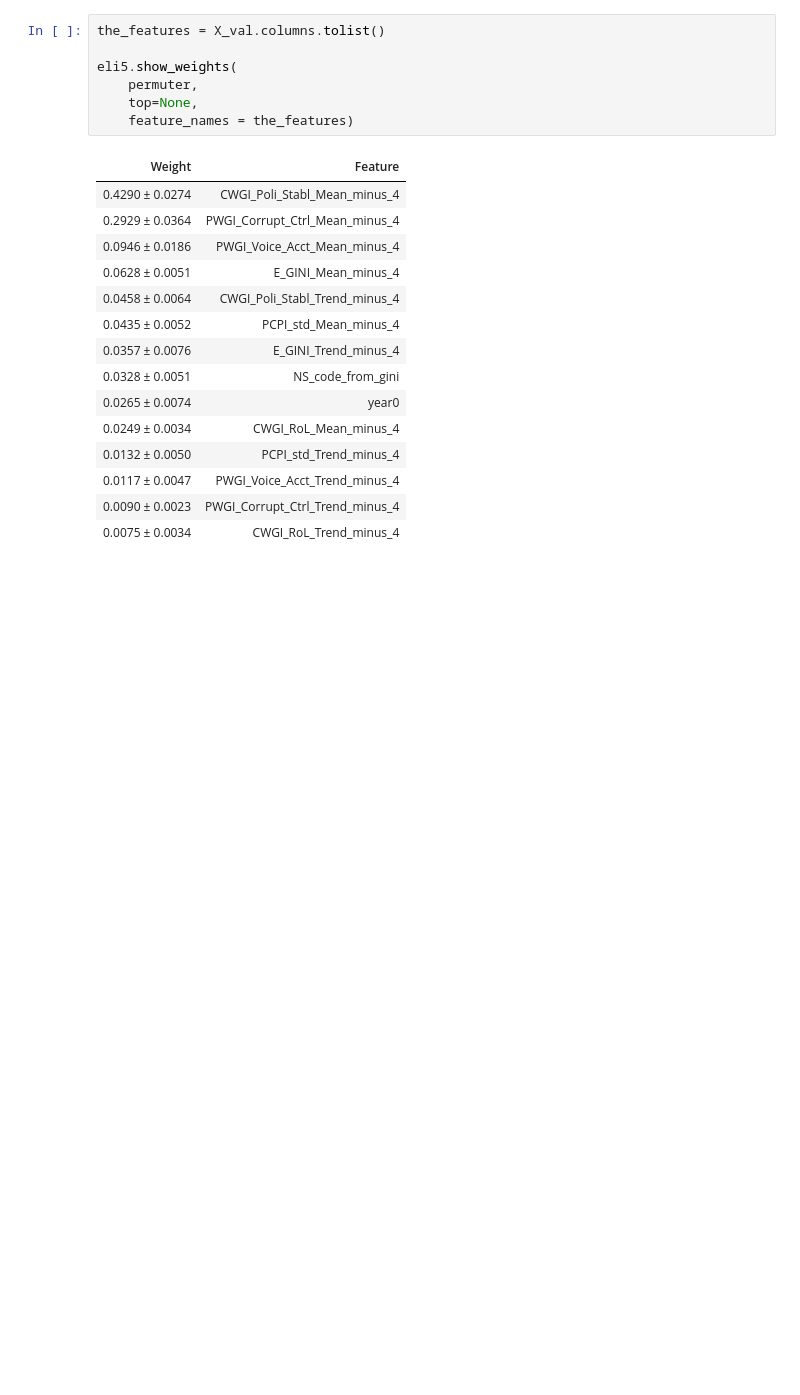
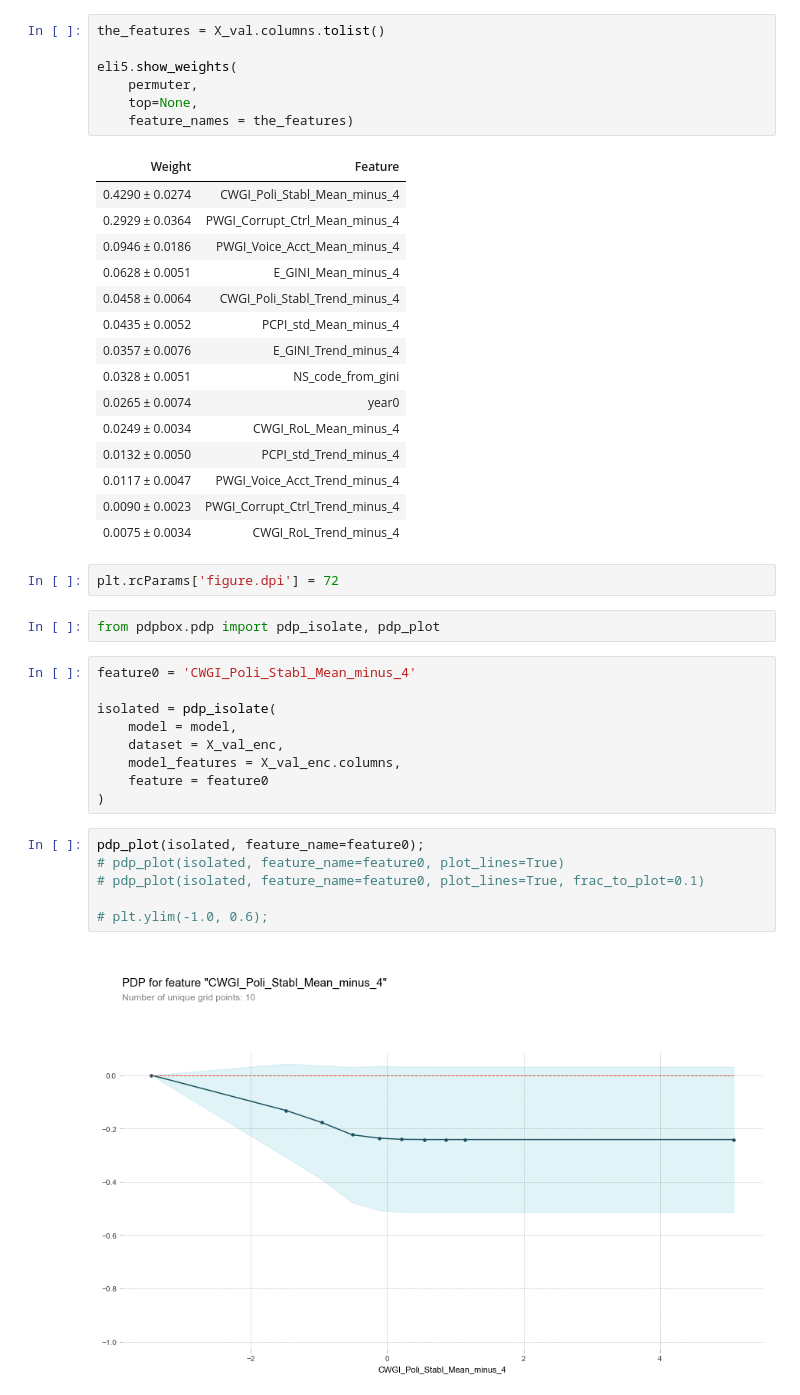
Before and after one commit to ddodds42/DS-Unit-2-Applied-Modeling, a Jupyter notebook: module3-permutation-boosting/DAVID_DODDS_LS_DS_233_assignment.ipynb, the cells around one changed output. Saved outputs shown, nothing was run; the diff lists cells and outputs as text; blank space fills up the shorter version.

Commit message:
Added PD Plots and Shap Force Plots

```diff
--- a/module3-permutation-boosting/DAVID_DODDS_LS_DS_233_assignment.ipynb
+++ b/module3-permutation-boosting/DAVID_DODDS_LS_DS_233_assignment.ipynb
@@ -247,3 +247,24 @@ eli5.show_weights(
 | 0.0117 ± 0.0047 | PWGI_Voice_Acct_Trend_minus_4 |
 | 0.0090 ± 0.0023 | PWGI_Corrupt_Ctrl_Trend_minus_4 |
 | 0.0075 ± 0.0034 | CWGI_RoL_Trend_minus_4 |
+# %%
+plt.rcParams['figure.dpi'] = 72
+# %%
+from pdpbox.pdp import pdp_isolate, pdp_plot
+# %%
+feature0 = 'CWGI_Poli_Stabl_Mean_minus_4'
+
+isolated = pdp_isolate(
+    model = model,
+    dataset = X_val_enc,
+    model_features = X_val_enc.columns,
+    feature = feature0
+)
+# %%
+pdp_plot(isolated, feature_name=feature0);
+# pdp_plot(isolated, feature_name=feature0, plot_lines=True)
+# pdp_plot(isolated, feature_name=feature0, plot_lines=True, frac_to_plot=0.1)
+
+# plt.ylim(-1.0, 0.6);
+# %% [output]
+[figure, added]
```
Also changed, not shown: parts of 23 cells of this notebook, 1 other file.
